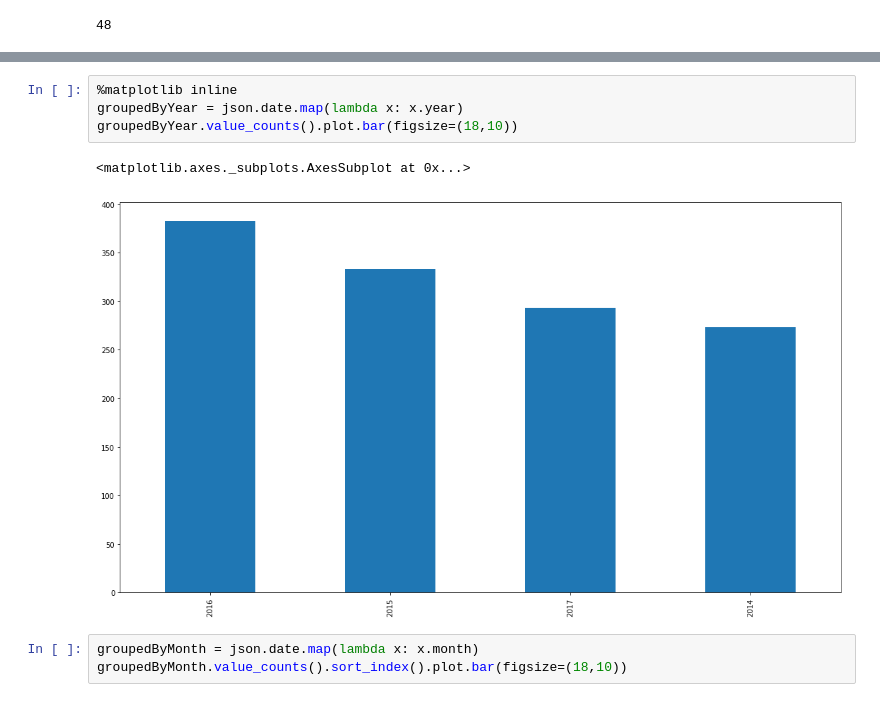
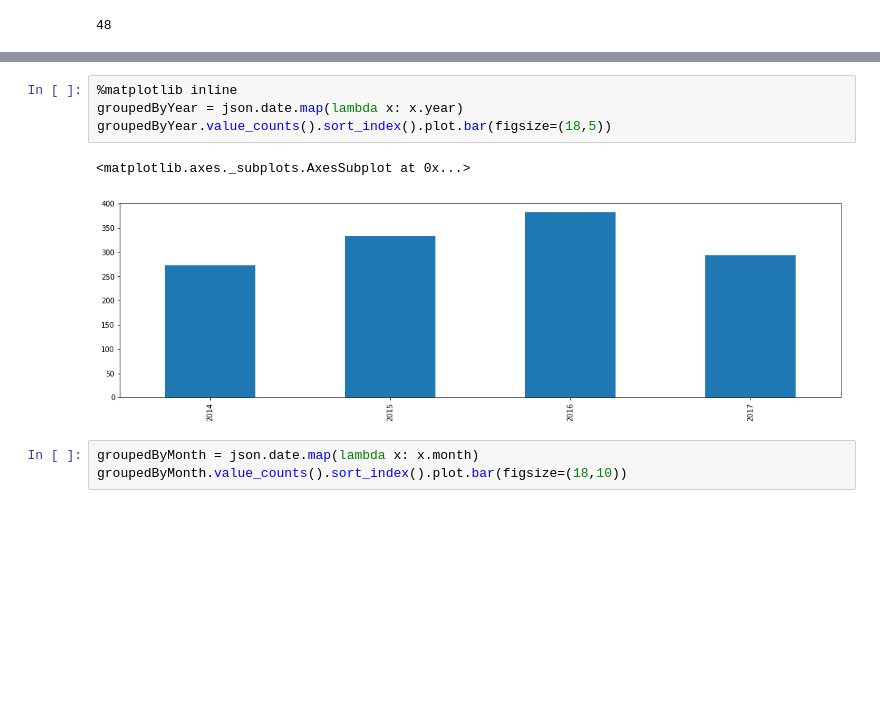
Before and after one commit to BlueEyedHush/us-mass-shootings, a Jupyter notebook: gva-analysis/Gun Violence Archive analysis.ipynb, the cells around one changed output, grey strips where cells are left out. Saved outputs shown, nothing was run; the diff lists cells and outputs as text; blank space fills up the shorter version.

```diff
--- a/gva-analysis/Gun Violence Archive analysis.ipynb
+++ b/gva-analysis/Gun Violence Archive analysis.ipynb
@@ -101,10 +101,10 @@ mass_map
 # %%
 %matplotlib inline
 groupedByYear = json.date.map(lambda x: x.year)
-groupedByYear.value_counts().plot.bar(figsize=(18,10))
+groupedByYear.value_counts().sort_index().plot.bar(figsize=(18,5))
 # %% [output]
 <matplotlib.axes._subplots.AxesSubplot at 0x...>
-[figure, old version]
+[figure, new version]
 # %%
 groupedByMonth = json.date.map(lambda x: x.month)
 groupedByMonth.value_counts().sort_index().plot.bar(figsize=(18,10))
```
Also changed, not shown: parts of 2 cells of this notebook.
